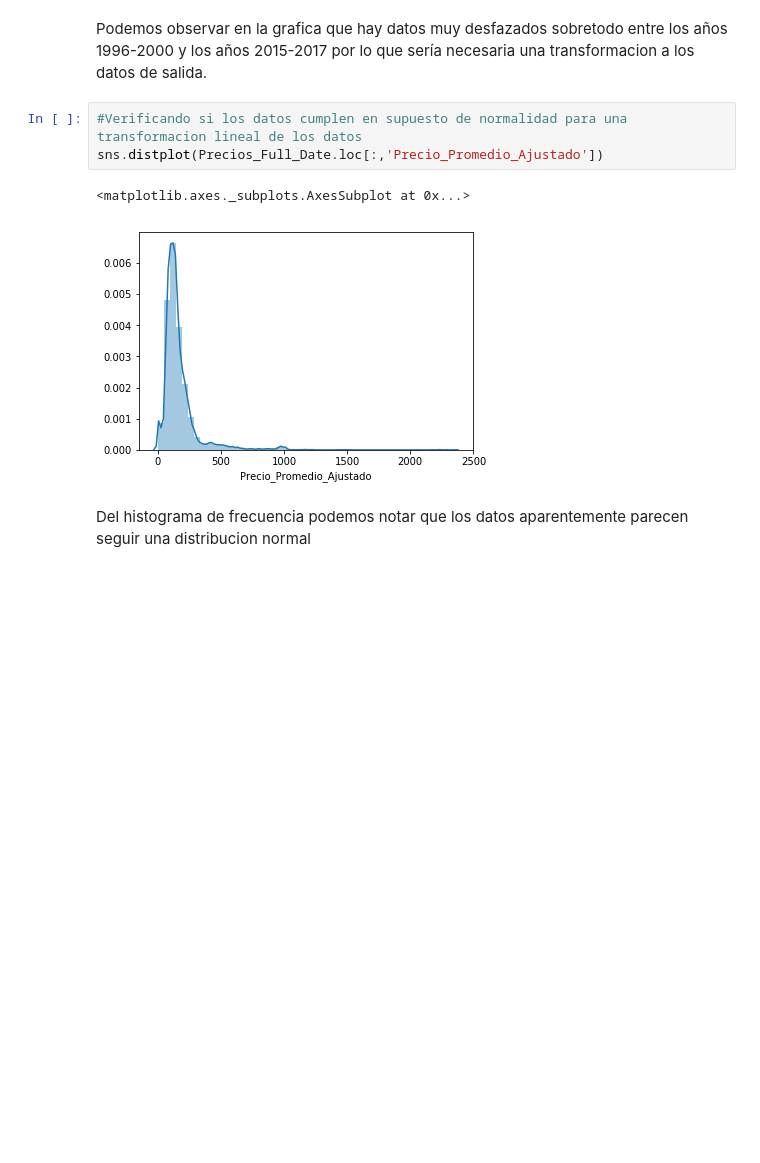
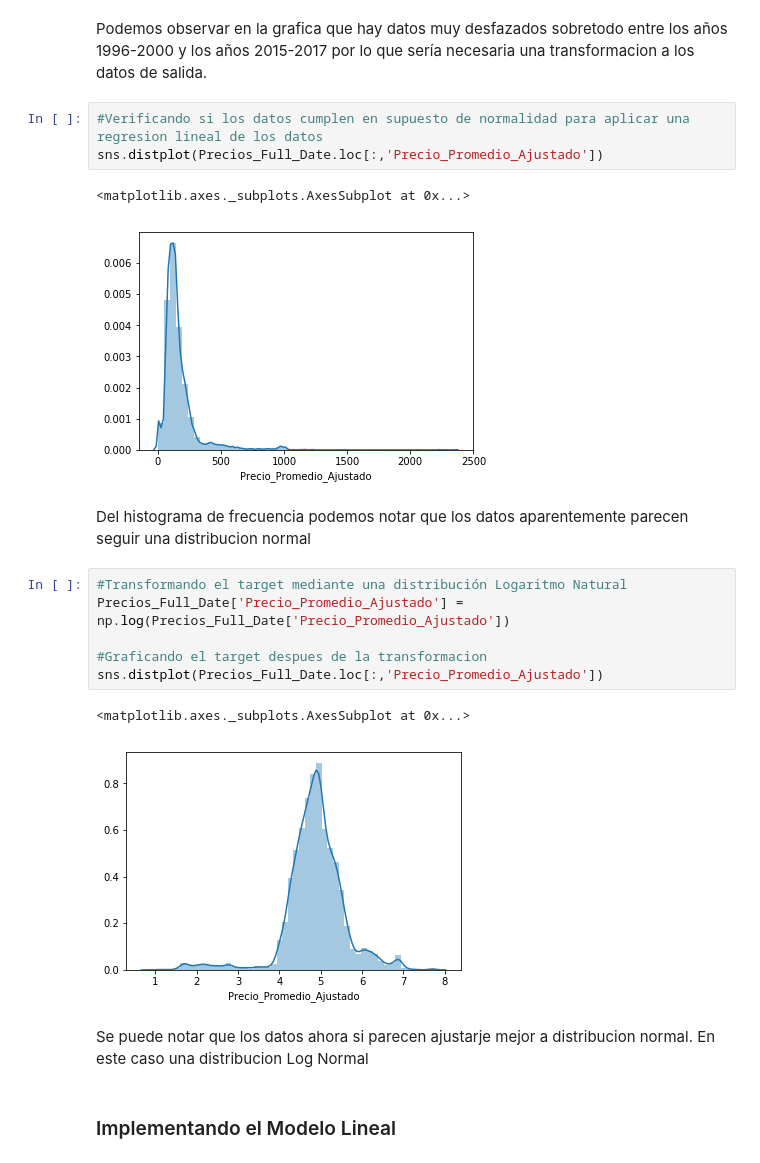
Before and after one commit to nfbarcob03/evaluacion-arracinim, a Jupyter notebook: 01-precios.ipynb, the cells around one changed output. Cells and saved outputs as stored; diff of their text form; blank space fills up the shorter version.

Commit message:
Implementando el modelo

```diff
--- a/01-precios.ipynb
+++ b/01-precios.ipynb
@@ -154,10 +147,23 @@ sns.relplot(x="Fecha", y="Precio_Promedio_Ajustado",
 Podemos observar en la grafica que hay datos muy desfazados sobretodo entre los años 1996-2000 y los años 2015-2017
 por lo que sería necesaria una transformacion a los datos de salida.
 # %%
-#Verificando si los datos cumplen en supuesto de normalidad para una transformacion lineal de los datos
+#Verificando si los datos cumplen en supuesto de normalidad para aplicar una regresion lineal de los datos
 sns.distplot(Precios_Full_Date.loc[:,'Precio_Promedio_Ajustado'])
 # %% [output]
 <matplotlib.axes._subplots.AxesSubplot at 0x...>
 [figure]
 # %% [markdown]
 Del histograma de frecuencia podemos notar que los datos aparentemente parecen seguir una distribucion normal
+# %%
+#Transformando el target mediante una distribución Logaritmo Natural
+Precios_Full_Date['Precio_Promedio_Ajustado'] = np.log(Precios_Full_Date['Precio_Promedio_Ajustado'])
+
+#Graficando el target despues de la transformacion
+sns.distplot(Precios_Full_Date.loc[:,'Precio_Promedio_Ajustado'])
+# %% [output]
+<matplotlib.axes._subplots.AxesSubplot at 0x...>
+[figure, added]
+# %% [markdown]
+Se puede notar que los datos ahora si parecen ajustarje mejor a distribucion normal. En este caso una distribucion Log Normal
+# %% [markdown]
+### Implementando el Modelo Lineal
```
Also changed, not shown: parts of 1 cell of this notebook.
